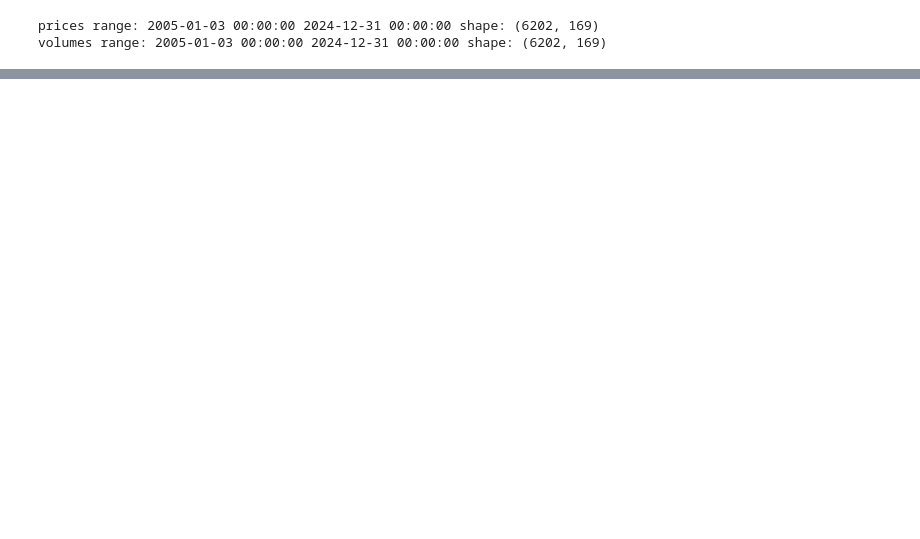
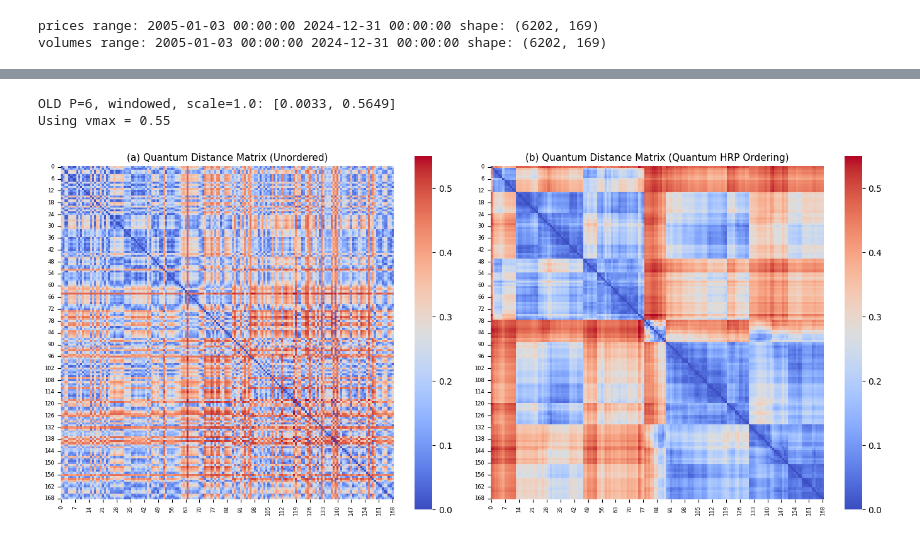
Before and after one commit to ikergs03/tfg-pricing-european-call-qae, a Jupyter notebook: src/qhrp_figure3_4/fig3_4.ipynb, the cells around one changed output, grey strips where cells are left out. Saved outputs shown, nothing was run; the diff lists cells and outputs as text; code cells hidden in the pictures; blank space fills up the shorter version.

```diff
--- a/src/qhrp_figure3_4/fig3_4.ipynb
+++ b/src/qhrp_figure3_4/fig3_4.ipynb
@@ -286,0 +363,39 @@ plt.show()
+# %%
+# ── KEY FINDING: thesis formula says scale=1.0, NOT 1.5 ──────────────────
+# d_F(ρ_i, ρ_j) = ½ √Tr[(ρ_i - ρ_j)²]  (no scale factor)
+# The code uses scale=1.5, but the paper's formula has scale=1.0.
+# Rescaling our existing distances: D_scale1 = D_scale1.5 / 1.5
+
+# OLD features P=6, windowed, SCALE=1.0 (matching thesis formula)
+D_best = D_old_per_p[6] / 1.5   # convert from scale=1.5 to scale=1.0
+off_best = D_best[np.triu_indices_from(D_best, 1)]
+print(f"OLD P=6, windowed, scale=1.0: [{off_best.min():.4f}, {off_best.max():.4f}]")
+
+order_best = quantum_ordering_ward(D_best)
+D_best_ordered = D_best[np.ix_(order_best, order_best)]
+
+# Use vmax slightly below the max so more values saturate to red
+# Paper's colorbar visually clips some values → more vivid red blocks
+vmax_fig = 0.55
+print(f"Using vmax = {vmax_fig}")
+
+fig, axes = plt.subplots(1, 2, figsize=(14, 6))
+
+sns.heatmap(D_best, cmap="coolwarm", vmin=0, vmax=vmax_fig,
+            square=True, cbar=True, ax=axes[0])
+axes[0].set_title("(a) Quantum Distance Matrix (Unordered)", fontsize=11)
+axes[0].tick_params(labelsize=6)
+
+sns.heatmap(D_best_ordered, cmap="coolwarm", vmin=0, vmax=vmax_fig,
+            square=True, cbar=True, ax=axes[1])
+axes[1].set_title("(b) Quantum Distance Matrix (Quantum HRP Ordering)", fontsize=11)
+axes[1].tick_params(labelsize=6)
+
+plt.tight_layout()
+fig.savefig(os.path.join(out_dir, "fig4-best-match.png"), dpi=300, bbox_inches="tight")
+fig.savefig(os.path.join(out_dir, "fig4-best-match.pdf"), bbox_inches="tight")
+plt.show()
+# %% [output]
+OLD P=6, windowed, scale=1.0: [0.0033, 0.5649]
+Using vmax = 0.55
+[figure, added]
```
Also changed, not shown: parts of 11 cells of this notebook, 13 other files.
